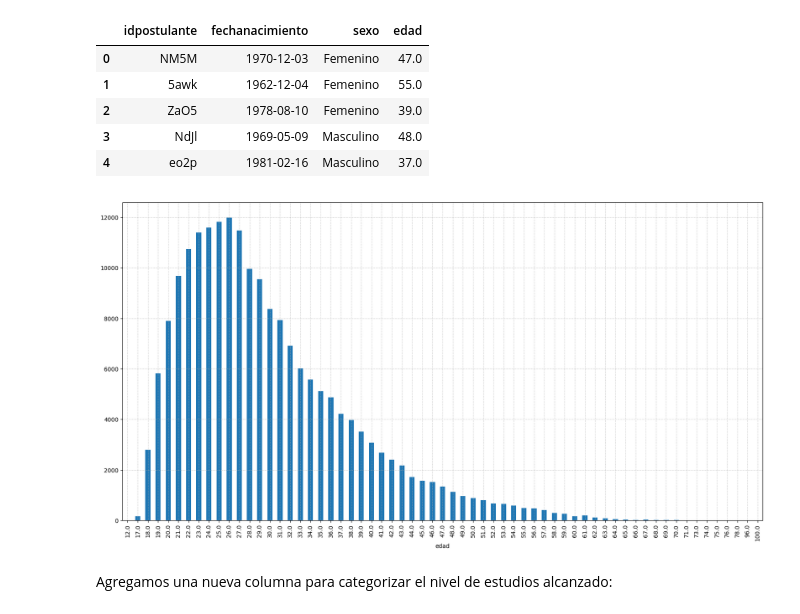
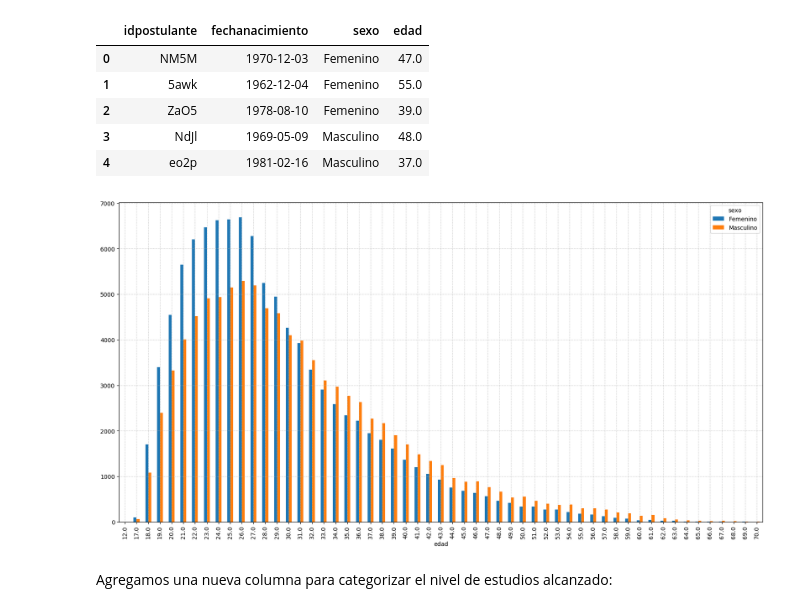
Before and after one commit to tomasBustamante/postulaciones, a Jupyter notebook: Avisos_laborales_y_postulaciones.ipynb, the cells around one changed output. Saved outputs shown, nothing was run; the diff lists cells and outputs as text; code cells hidden in the pictures.

Commit message:
Edades y sexo

```diff
--- a/Avisos_laborales_y_postulaciones.ipynb
+++ b/Avisos_laborales_y_postulaciones.ipynb
@@ -224,11 +224,13 @@ postulantes_sexo_y_edad.head()
 | 2 | ZaO5 | 1978-08-10 | Femenino | 39.0 |
 | 3 | NdJl | 1969-05-09 | Masculino | 48.0 |
 | 4 | eo2p | 1981-02-16 | Masculino | 37.0 |
+# %%
+sexo_edad = postulantes_sexo_y_edad.loc[((postulantes_sexo_y_edad['edad'] <= 70) & (postulantes_sexo_y_edad['sexo'] != 'No declara')),:].groupby(['edad','sexo']).count().reset_index().pivot(index='edad',columns='sexo',values='idpostulante')
 # %%
-plt = postulantes_sexo_y_edad.loc[postulantes_sexo_y_edad['edad'] <= 100,:].groupby('edad').size().plot(kind='bar')
+plt = sexo_edad.plot(kind='bar')
 plt.grid(linestyle='dotted')
 # %% [output]
-[figure, old version]
+[figure, new version]
 # %% [markdown]
 Agregamos una nueva columna para categorizar el nivel de estudios alcanzado:
 # %%
```
